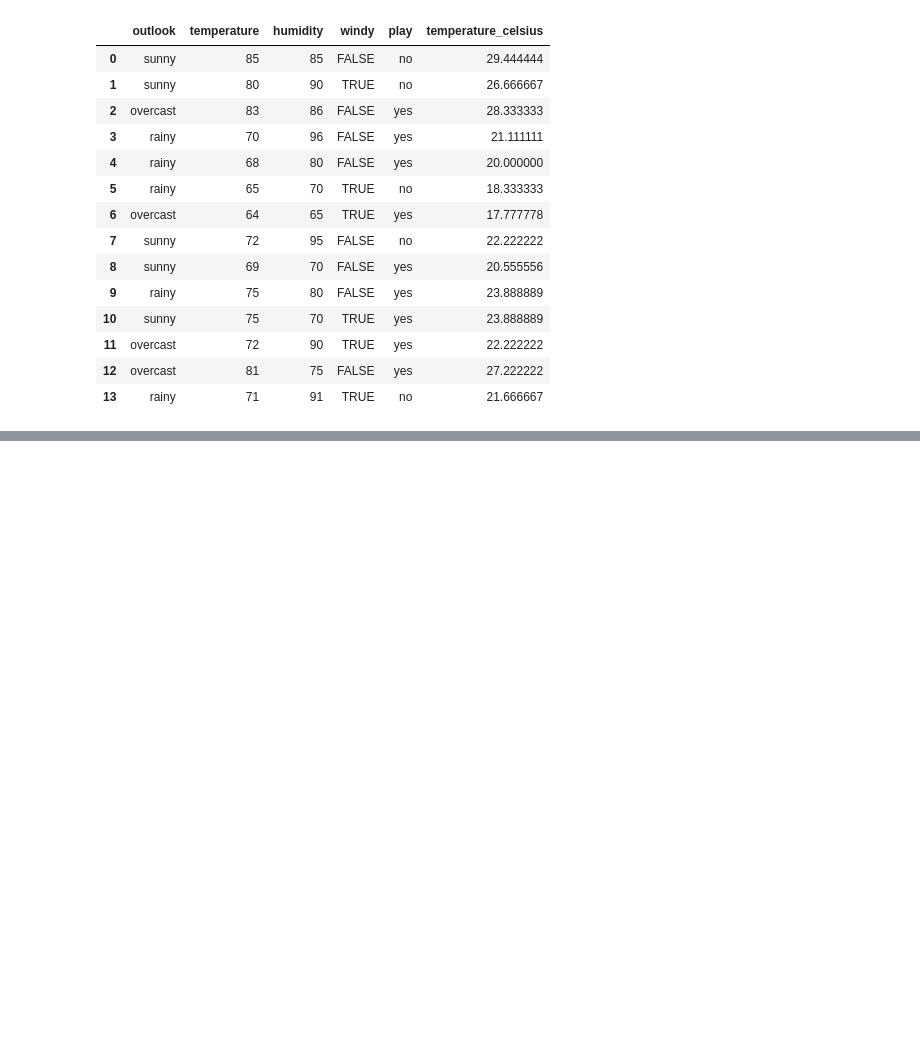
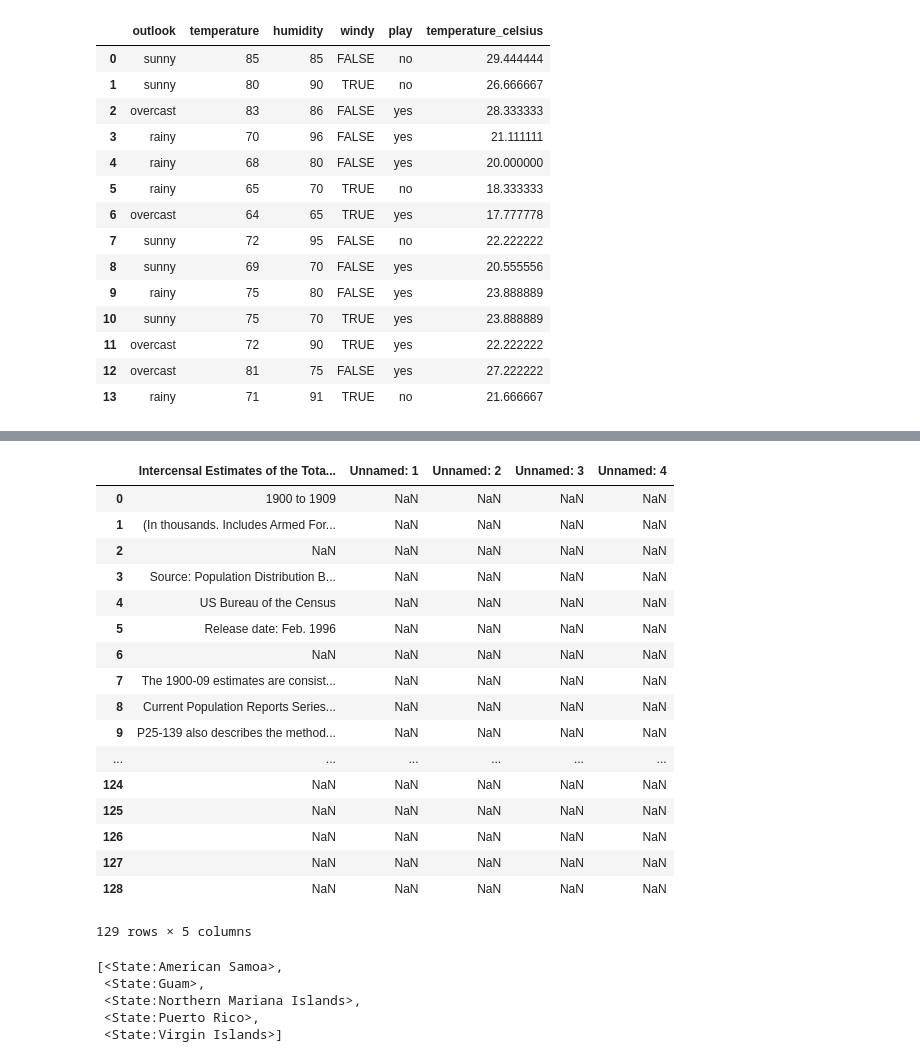
Before and after one commit to phesami/phesami, a Jupyter notebook: DSE220/Week1/Untitled.ipynb, the cells around one changed output, grey strips where cells are left out. Drawn from its saved outputs; the diff is of its cells as text; code cells hidden in the pictures; blank space fills up the shorter version.

```diff
--- a/DSE220/Week1/Untitled.ipynb
+++ b/DSE220/Week1/Untitled.ipynb
@@ -72,0 +109,21 @@ weather_DF
+# %%
+pd.read_fwf('..\Data\st0009ts.txt')
+# %% [output]
+|  | Intercensal Estimates of the Tota... | Unnamed: 1 | Unnamed: 2 | Unnamed: 3 | Unnamed: 4 |
+| 0 | 1900 to 1909 | NaN | NaN | NaN | NaN |
+| 1 | (In thousands. Includes Armed For... | NaN | NaN | NaN | NaN |
+| 2 | NaN | NaN | NaN | NaN | NaN |
+| 3 | Source: Population Distribution B... | NaN | NaN | NaN | NaN |
+| 4 | US Bureau of the Census | NaN | NaN | NaN | NaN |
+| 5 | Release date: Feb. 1996 | NaN | NaN | NaN | NaN |
+| 6 | NaN | NaN | NaN | NaN | NaN |
+| 7 | The 1900-09 estimates are consist... | NaN | NaN | NaN | NaN |
+| 8 | Current Population Reports Series... | NaN | NaN | NaN | NaN |
+| 9 | P25-139 also describes the method... | NaN | NaN | NaN | NaN |
+| ... | ... | ... | ... | ... | ... |
+| 124 | NaN | NaN | NaN | NaN | NaN |
+| 125 | NaN | NaN | NaN | NaN | NaN |
+| 126 | NaN | NaN | NaN | NaN | NaN |
+| 127 | NaN | NaN | NaN | NaN | NaN |
+| 128 | NaN | NaN | NaN | NaN | NaN |
+129 rows × 5 columns
@@ -72,0 +134,8 @@ weather_DF
+# %%
+us.TERRITORIES
+# %% [output]
+[<State:American Samoa>,
+ <State:Guam>,
+ <State:Northern Mariana Islands>,
+ <State:Puerto Rico>,
+ <State:Virgin Islands>]
```
Also changed, not shown: parts of 10 cells of this notebook.
